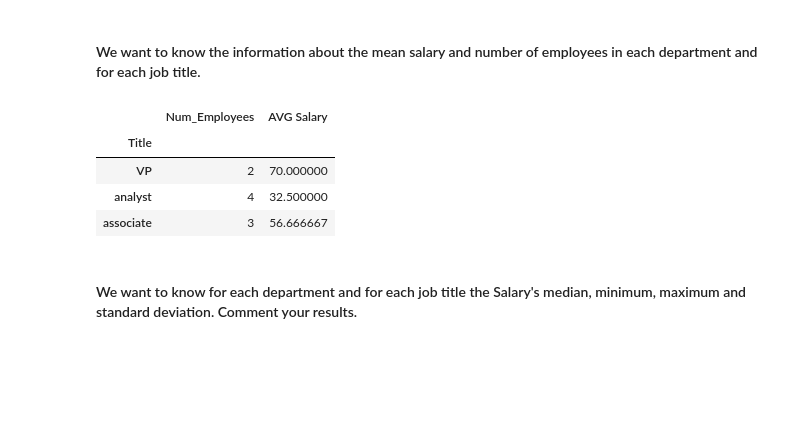
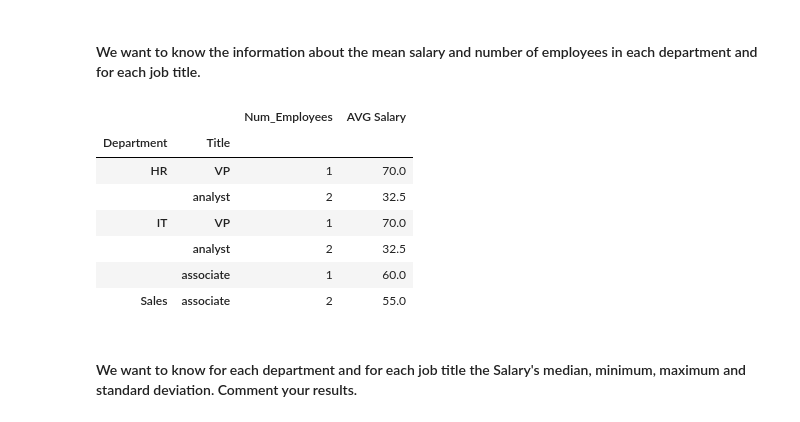
Before and after one commit to alleida23/lab-pivot-table-and-correlation, a Jupyter notebook: your_code/Lab - Data Reshaping 3.04.ipynb, the cells around one changed output. Saved outputs shown, nothing was run; the diff lists cells and outputs as text; code cells hidden in the pictures; blank space fills up the shorter version.

```diff
--- a/your_code/Lab - Data Reshaping 3.04.ipynb
+++ b/your_code/Lab - Data Reshaping 3.04.ipynb
@@ -92,18 +92,21 @@ table2
 # %%
 # Count in aggregate, i.e: df.groupby(["id", "pushid"]).agg({"sess_length": ["sum", "mean", "count"]})
 # %%
-table3 = pd.pivot_table(employee, values=['Department','Salary'], index=['Title'], aggfunc={'Department': ["count"], 'Salary': np.mean}, sort=True)
+table3 = pd.pivot_table(employee, values=['Name','Salary'], index=['Department','Title'], aggfunc={'Name': ["count"], 'Salary': np.mean}, sort=True)
 
 #Renaming columns
 table3.columns = ['Num_Employees', 'AVG Salary']
 
 table3
 # %% [output]
-|  | Num_Employees | AVG Salary |
-| Title |  |  |
-| VP | 2 | 70.000000 |
-| analyst | 4 | 32.500000 |
-| associate | 3 | 56.666667 |
+|  |  | Num_Employees | AVG Salary |
+| Department | Title |  |  |
+| HR | VP | 1 | 70.0 |
+|  | analyst | 2 | 32.5 |
+| IT | VP | 1 | 70.0 |
+|  | analyst | 2 | 32.5 |
+|  | associate | 1 | 60.0 |
+| Sales | associate | 2 | 55.0 |
 # %% [markdown]
 #### We want to know for each department and for each job title the Salary's median, minimum, maximum and standard deviation. Comment your results.
 # %%
```
Also changed, not shown: parts of 5 cells of this notebook.
